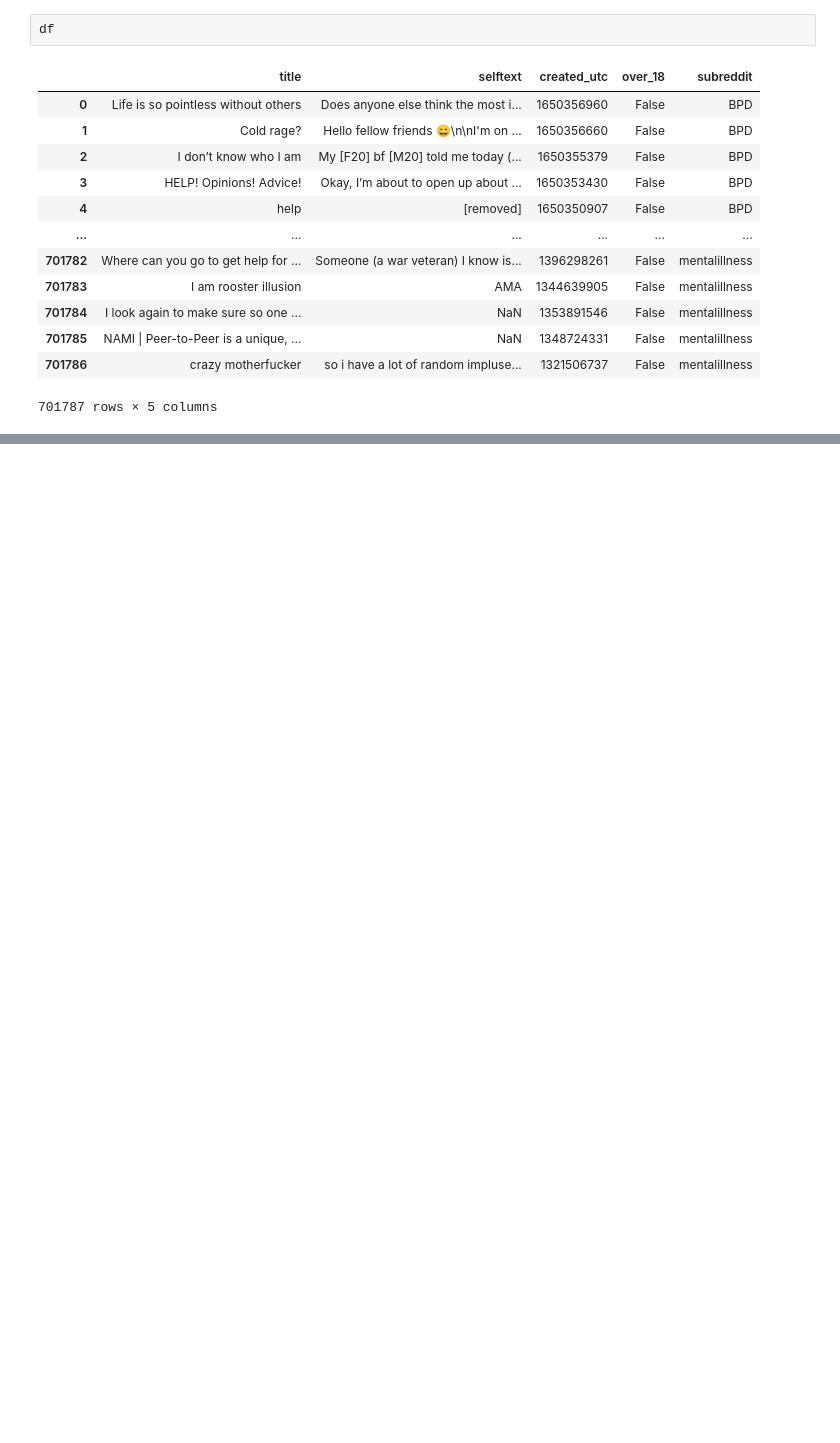
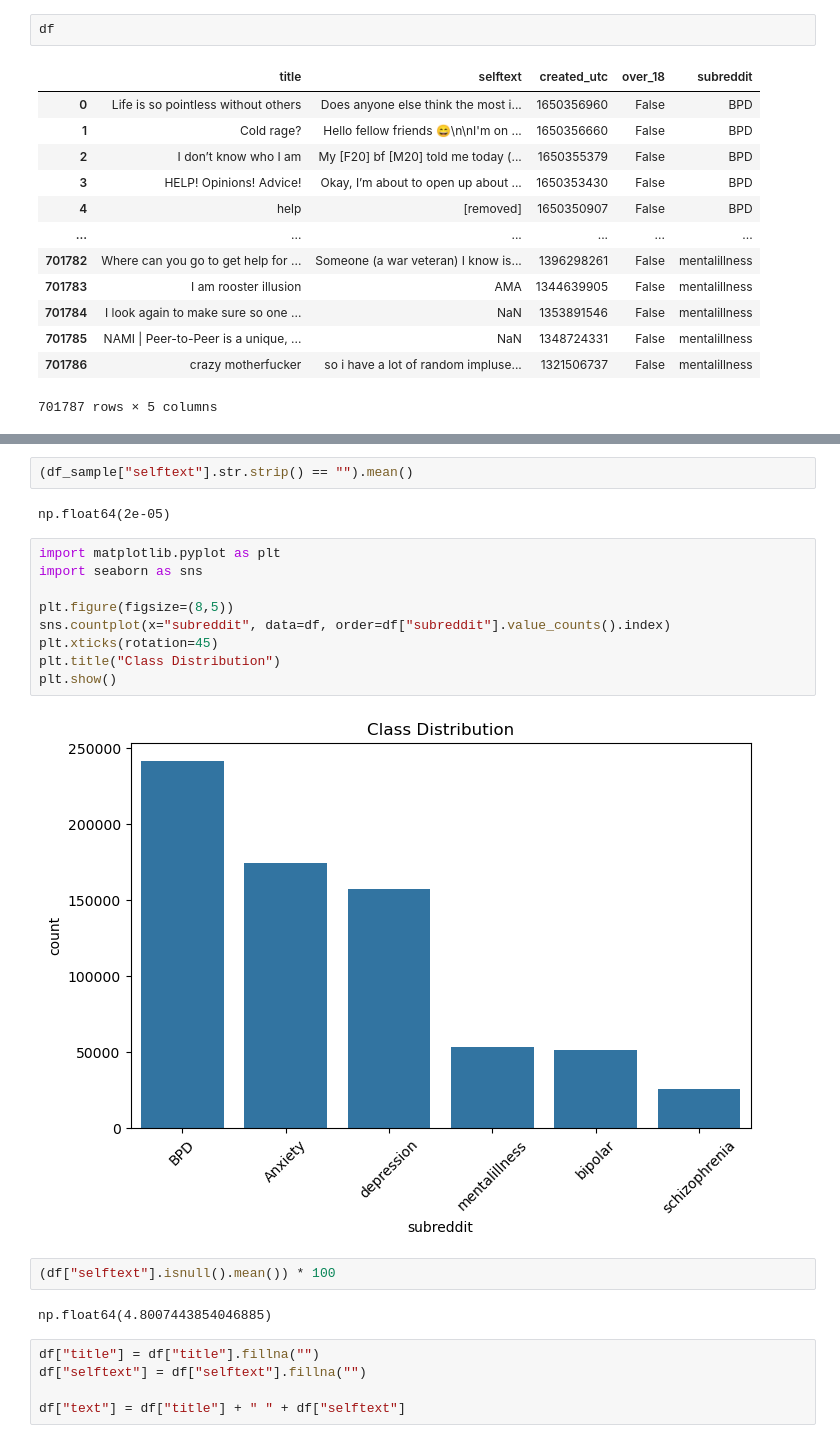
Before and after one commit to snigdhaz/Mental_Health_Classification_Project, a Jupyter notebook: EDA.ipynb, the cells around one changed output, grey strips where cells are left out. Saved outputs shown, nothing was run; the diff lists cells and outputs as text; blank space fills up the shorter version.

```diff
--- a/EDA.ipynb
+++ b/EDA.ipynb
@@ -103,0 +79,24 @@ df
+# %%
+(df_sample["selftext"].str.strip() == "").mean()
+# %% [output]
+np.float64(2e-05)
+# %%
+import matplotlib.pyplot as plt
+import seaborn as sns
+
+plt.figure(figsize=(8,5))
+sns.countplot(x="subreddit", data=df, order=df["subreddit"].value_counts().index)
+plt.xticks(rotation=45)
+plt.title("Class Distribution")
+plt.show()
+# %% [output]
+[figure, added]
+# %%
+(df["selftext"].isnull().mean()) * 100
+# %% [output]
+np.float64(4.8007443854046885)
+# %%
+df["title"] = df["title"].fillna("")
+df["selftext"] = df["selftext"].fillna("")
+
+df["text"] = df["title"] + " " + df["selftext"]
```
Also changed, not shown: parts of 17 cells of this notebook.
